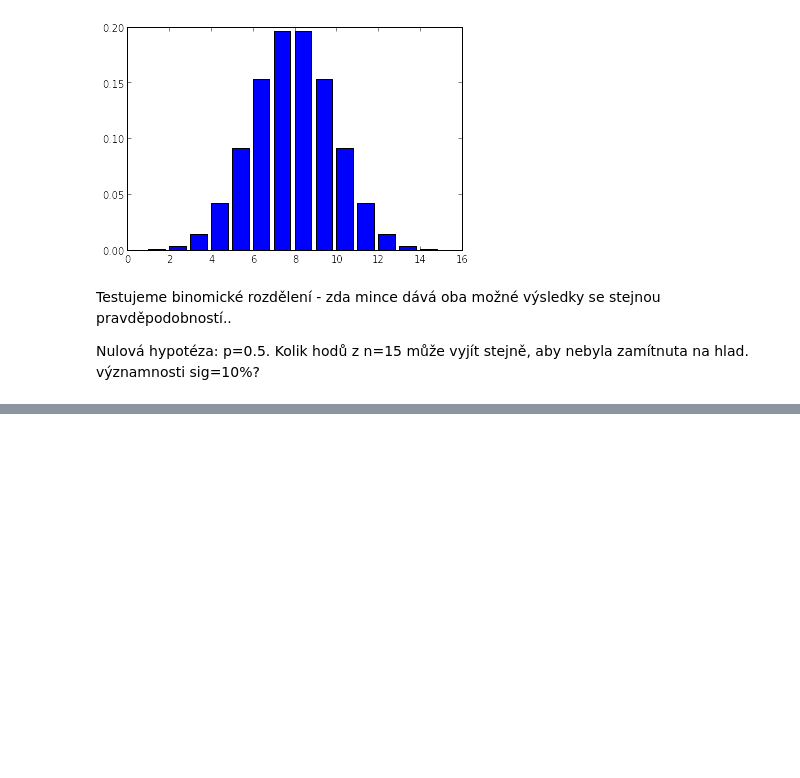
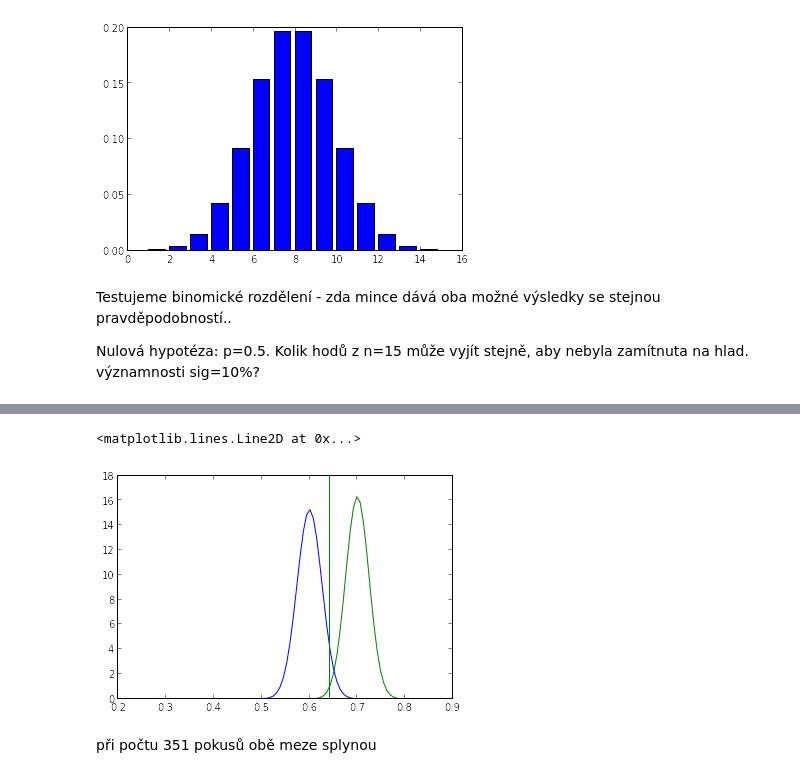
Before and after one commit to limu007/TPX, a Jupyter notebook: Optimalni testy.ipynb, the cells around one changed output, grey strips where cells are left out. Cells and saved outputs as stored; diff of their text form; code cells hidden in the pictures; blank space fills up the shorter version.

```diff
--- a/Optimalni testy.ipynb
+++ b/Optimalni testy.ipynb
@@ -75,0 +87,16 @@ p_1*N + 1.64*sqrt(p_1*(1-p_1)*N)
+# %%
+N=351
+p_0=0.6
+p_1=0.7
+p_0*N + 1.64*sqrt(p_0*(1-p_0)*N)
+x=r_[.30:.90:0.007]
+from scipy import stats
+plot(x,stats.norm(p_0,sqrt(p_0*(1-p_0)/N)).pdf(x))
+plot(x,stats.norm(p_1,sqrt(p_1*(1-p_1)/N)).pdf(x))
+axvline(p_0+sqrt(p_0*(1-p_0)/N)*1.64,color='b')
+axvline(p_1-sqrt(p_1*(1-p_1)/N)*2.33,color='g')
+# %% [output]
+<matplotlib.lines.Line2D at 0x...>
+[figure, added]
+# %% [markdown]
+při počtu 351 pokusů obě meze splynou
```
Also changed, not shown: parts of 8 cells of this notebook.
